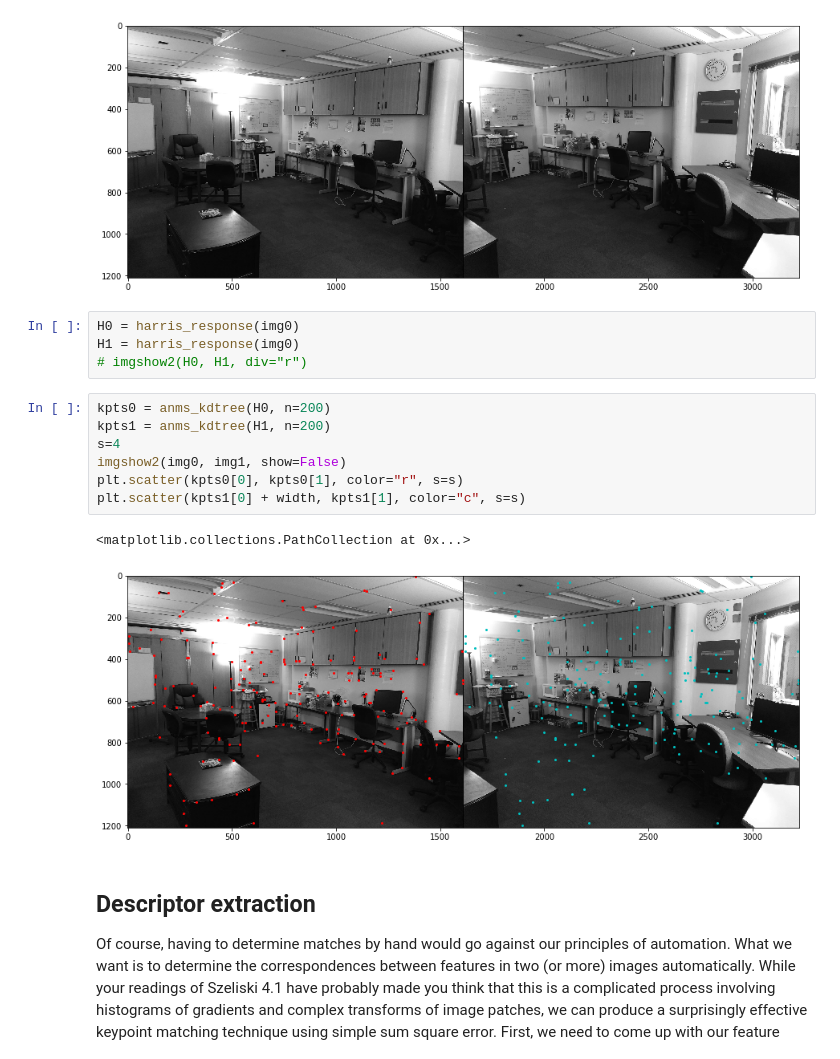
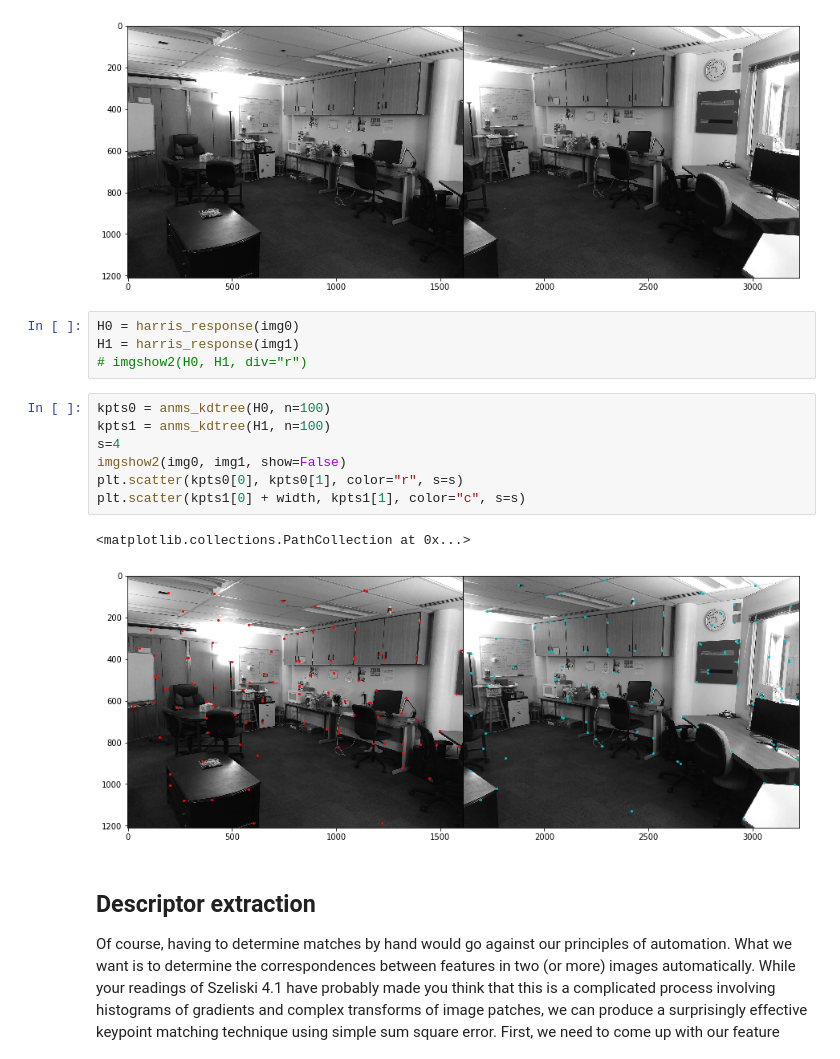
Before and after one commit to fbunt/190211_feature_matching, a Jupyter notebook: keypoint_matching.ipynb, the cells around one changed output. Saved outputs shown, nothing was run; the diff lists cells and outputs as text.

```diff
--- a/keypoint_matching.ipynb
+++ b/keypoint_matching.ipynb
@@ -32,18 +32,18 @@ imgshow2(img0, img1)
 [figure]
 # %%
 H0 = harris_response(img0)
-H1 = harris_response(img0)
+H1 = harris_response(img1)
 # imgshow2(H0, H1, div="r")
 # %%
-kpts0 = anms_kdtree(H0, n=200)
-kpts1 = anms_kdtree(H1, n=200)
+kpts0 = anms_kdtree(H0, n=100)
+kpts1 = anms_kdtree(H1, n=100)
 s=4
 imgshow2(img0, img1, show=False)
 plt.scatter(kpts0[0], kpts0[1], color="r", s=s)
 plt.scatter(kpts1[0] + width, kpts1[1], color="c", s=s)
 # %% [output]
 <matplotlib.collections.PathCollection at 0x...>
-[figure, old version]
+[figure, new version]
 # %% [markdown]
 ## Descriptor extraction
 Of course, having to determine matches by hand would go against our principles of automation.  What we want is to determine the correspondences between features in two (or more) images automatically.  While your readings of Szeliski 4.1 have probably made you think that this is a complicated process involving histograms of gradients and complex transforms of image patches, we can produce a surprisingly effective keypoint matching technique using simple sum square error.  First, we need to come up with our feature *descriptor*.  This is just a little chunk of data that describes our keypoint.  It needs to cover some area: just recording the intensity of the pixel at the corner isn't going to do the trick because this value is so non-unique.  At the same time, it shouldn't be too big: matching areas that are too large is expensive and potentially leads to some confusion between keypoints whose feature descriptors overlap in image space.  For now, for each keypoint let's just extract the image intensities of an $l \times l$ patch centered at the keypoint location.  While we could do something more fancy, let's call this little patch of image centered at the keypoint our *descriptor*.  **Extract descriptors for the top n=100 keypoints in both the images taken above.  (Hint: l=21 is often a good choice).**
```
Also changed, not shown: parts of 5 cells of this notebook, 1 other file.
